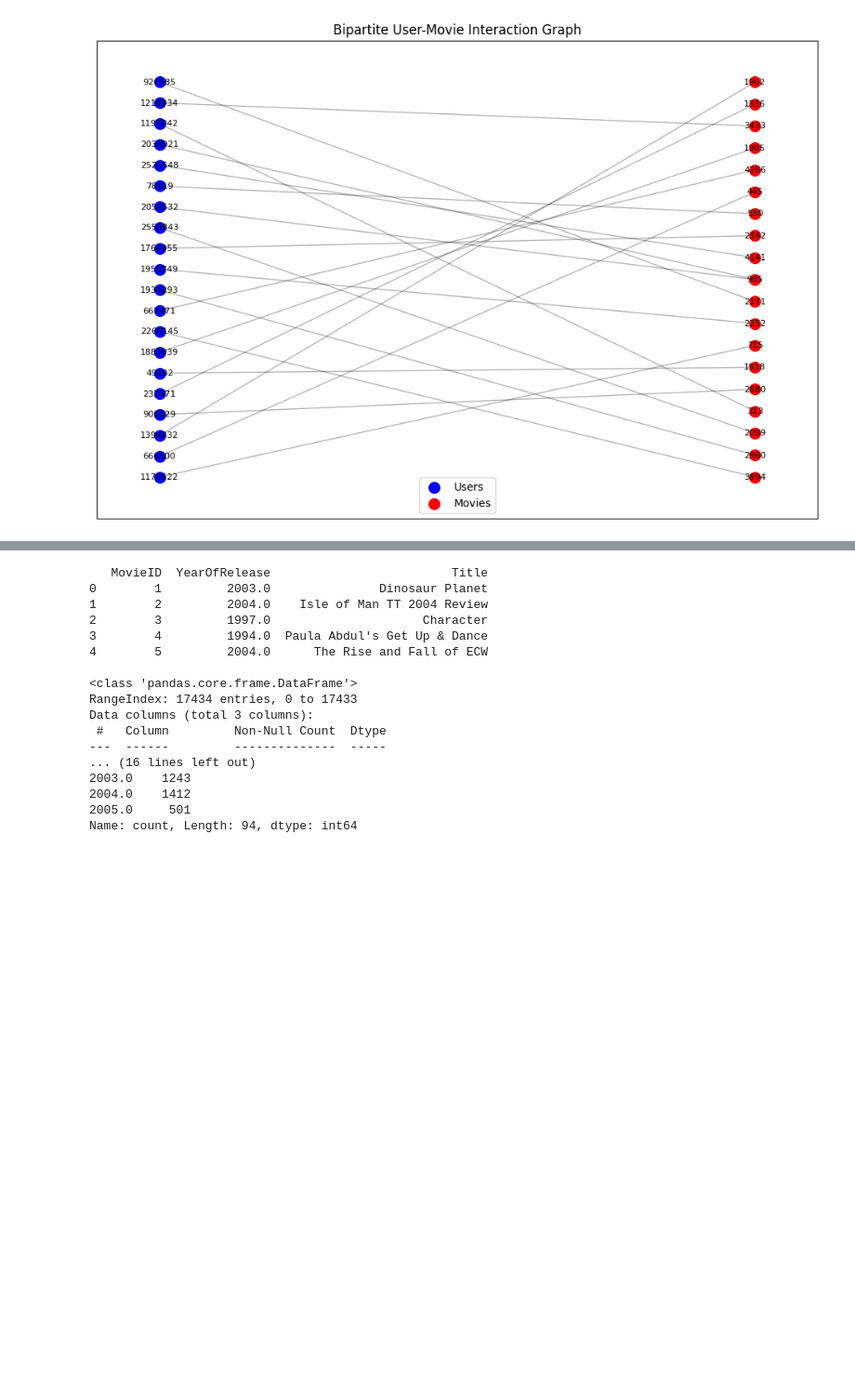
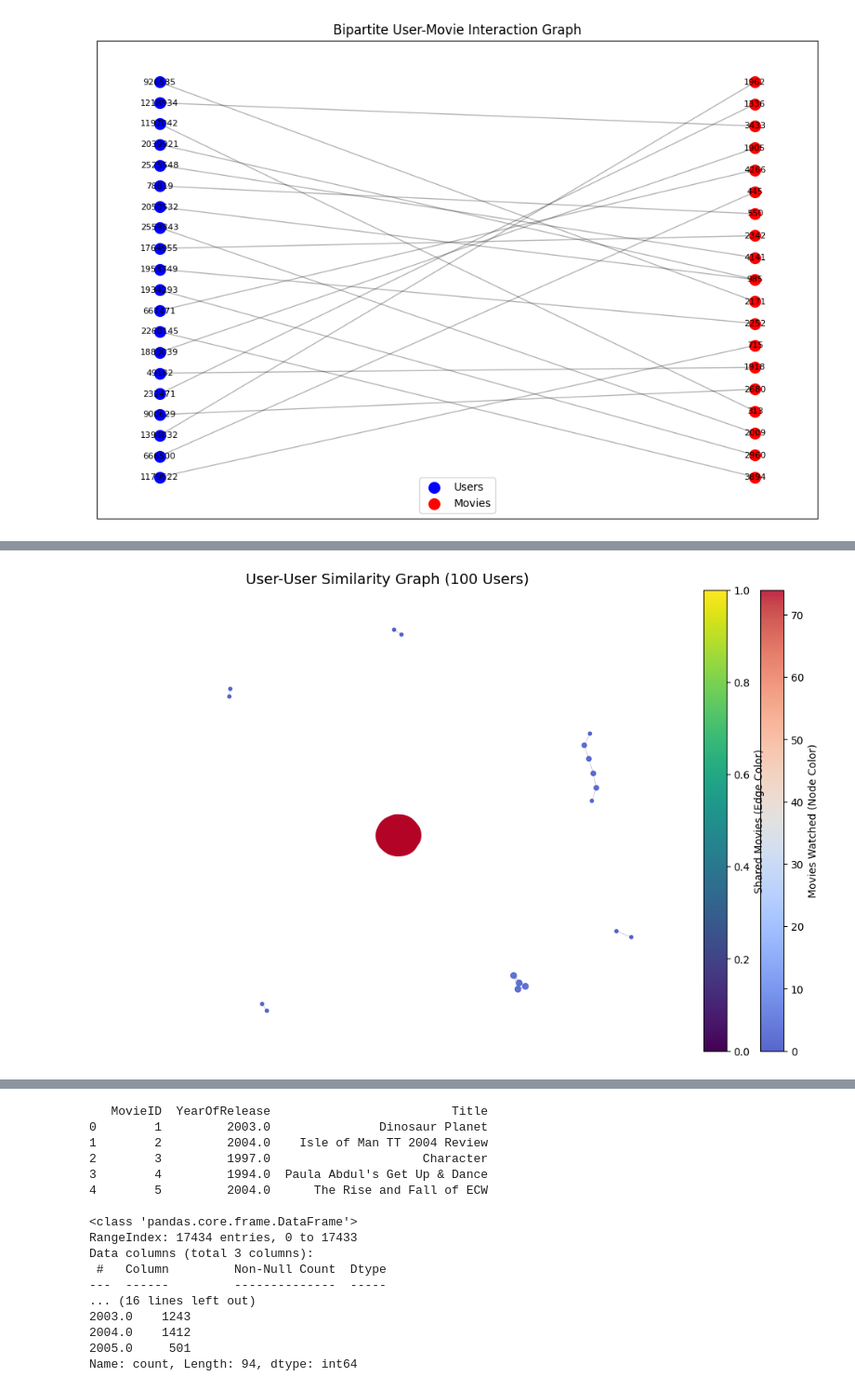
Before and after one commit to alessandrogentili001/Social-Networks-and-Recommendation-Systems, a Jupyter notebook: week_13/lab13.ipynb, the cells around one changed output, grey strips where cells are left out. Shown at 93% size. Drawn from its saved outputs; the diff is of its cells as text; code cells hidden in the pictures; blank space fills up the shorter version.

```diff
--- a/week_13/lab13.ipynb
+++ b/week_13/lab13.ipynb
@@ -386,3 +386,14 @@ def plot_bipartite_graph(G):
 plot_bipartite_graph(G)
 # %% [output]
 [figure]
+# %%
+# sample a bigger df
+sampled_df = sample_rows(combined_data_1_df, num_rows=10000, random_state=42)
+print(sampled_df.head())
+
+# build a bigger User-Movie network
+G = build_bipartite_graph(sampled_df)
+
+# Basic statistics
+print(f"Number of nodes: {G.number_of_nodes()}")
+print(f"Number of edges: {G.number_of_edges()}")
@@ -388,0 +447,60 @@ plot_bipartite_graph(G)
+# %%
+def plot_user_user_graph(G, top_n=100):
+    """
+    Plots the user-user similarity graph with:
+    - Node color: Number of movies watched by each user.
+    - Edge color: Number of shared movies.
+    - Edge width: Strength of similarity.
+
+    Args:
+        G (networkx.Graph): The user-user graph.
+        top_n (int): Number of top users to plot (to avoid overcrowding).
+    """
+    # Select top N most connected users
+    if G.number_of_nodes() > top_n:
+        degree_sorted = sorted(G.degree, key=lambda x: x[1], reverse=True)
+        top_users = {node for node, _ in degree_sorted[:top_n]}
+        G = G.subgraph(top_users)
+
+    fig, ax = plt.subplots(figsize=(12, 8))
+
+    # Layout
+    pos = nx.spring_layout(G, seed=42)  # Force-directed layout
+
+    # Node color based on number of movies watched
+    degrees = dict(G.degree)
+    node_color = np.array([degrees[node] for node in G.nodes()])
+
+    # Edge properties based on similarity weight
+    edge_weights = np.array([d["weight"] for (_, _, d) in G.edges(data=True)])
+
+    # Normalize edge colors to range between 0 and 1
+    edge_color_norm = (edge_weights - edge_weights.min()) / (edge_weights.max() - edge_weights.min() + 1e-6)
+
+    # Draw nodes
+    nodes = nx.draw_networkx_nodes(G, pos, ax=ax, node_size=node_color * 10,
+                                   node_color=node_color, cmap="coolwarm", alpha=0.85)
+
+    # Draw edges with color mapping
+    edges = nx.draw_networkx_edges(G, pos, ax=ax, edge_color=edge_color_norm,
+                                   edge_cmap=plt.cm.viridis, width=edge_weights / 5, alpha=0.75)
+
+    # Labels
+    #nx.draw_networkx_labels(G, pos, ax=ax, font_size=8, font_color="black")
+
+    # Add colorbars
+    cbar_nodes = fig.colorbar(nodes, ax=ax, orientation="vertical", fraction=0.046, pad=0.04)
+    cbar_nodes.set_label("Movies Watched (Node Color)")
+
+    cbar_edges = fig.colorbar(plt.cm.ScalarMappable(cmap="viridis"), ax=ax, orientation="vertical", fraction=0.046, pad=0.04)
+    cbar_edges.set_label("Shared Movies (Edge Color)")
+
+    # Title and formatting
+    plt.title(f"User-User Similarity Graph ({top_n} Users)", fontsize=14)
+    plt.axis("off")
+    plt.show()
+
+# Plot the updated user-user graph
+plot_user_user_graph(user_user_graph, top_n=100)
+# %% [output]
+[figure, added]
```
Also changed, not shown: parts of 8 cells of this notebook.
